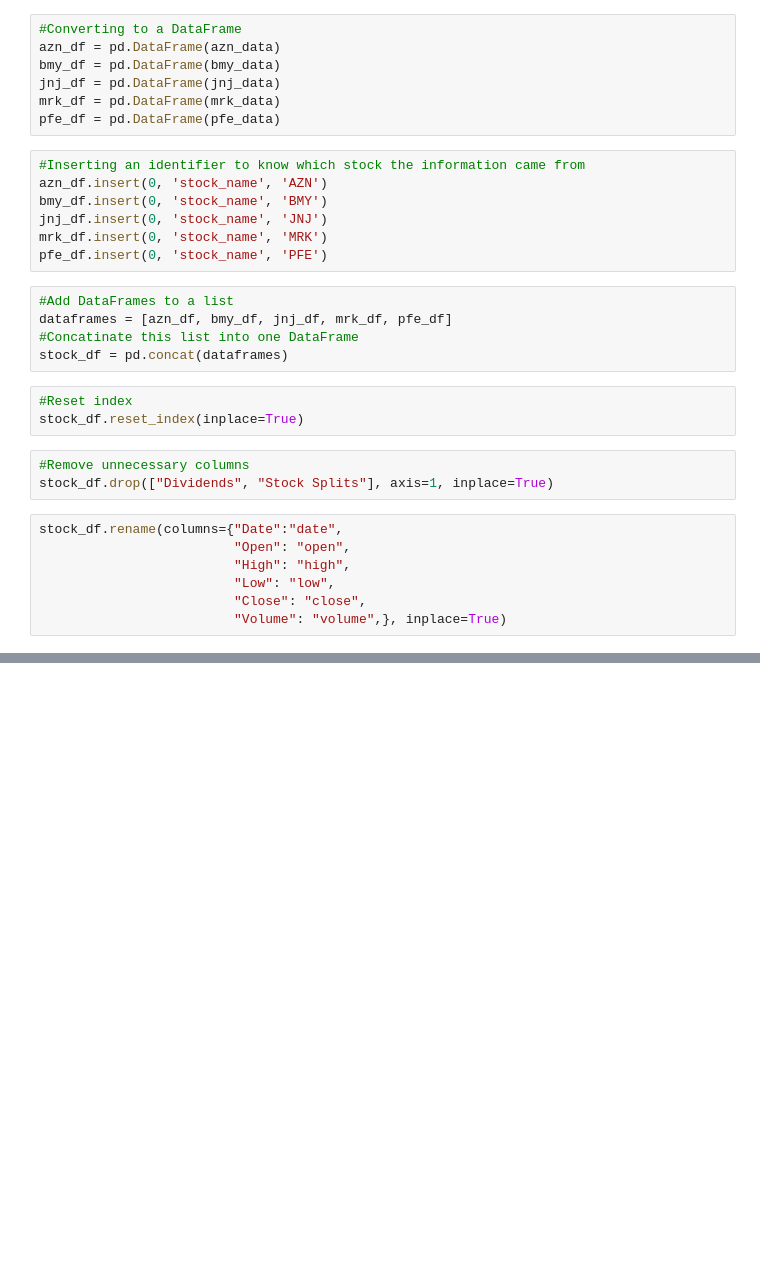
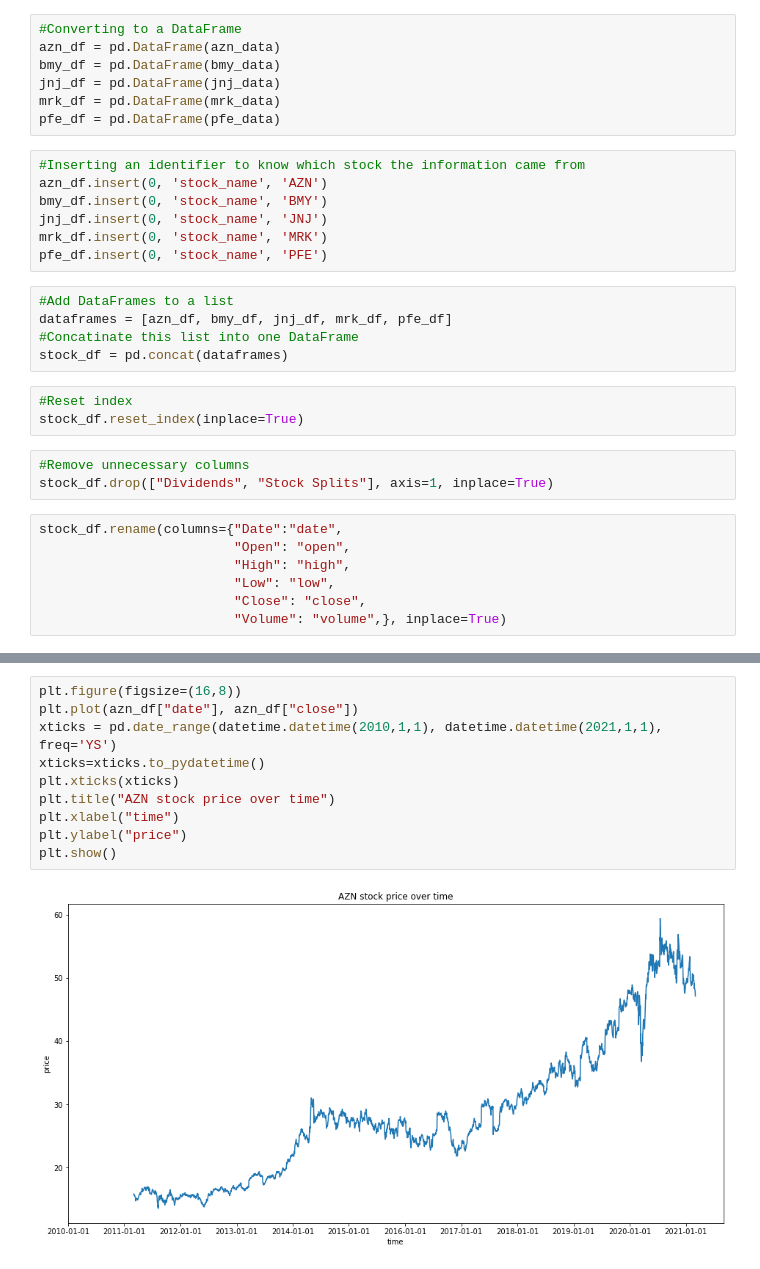
Before and after one commit to gabrielmacey/Pharma_Stock_ML, a Jupyter notebook: Stock_data.ipynb, the cells around one changed output, grey strips where cells are left out. Cells and saved outputs as stored; diff of their text form; blank space fills up the shorter version.

```diff
--- a/Stock_data.ipynb
+++ b/Stock_data.ipynb
@@ -76,0 +146,12 @@ stock_df
+# %%
+plt.figure(figsize=(16,8))
+plt.plot(azn_df["date"], azn_df["close"])
+xticks = pd.date_range(datetime.datetime(2010,1,1), datetime.datetime(2021,1,1), freq='YS')
+xticks=xticks.to_pydatetime()
+plt.xticks(xticks)
+plt.title("AZN stock price over time")
+plt.xlabel("time")
+plt.ylabel("price")
+plt.show()
+# %% [output]
+[figure, added]
```
Also changed, not shown: parts of 16 cells of this notebook.
